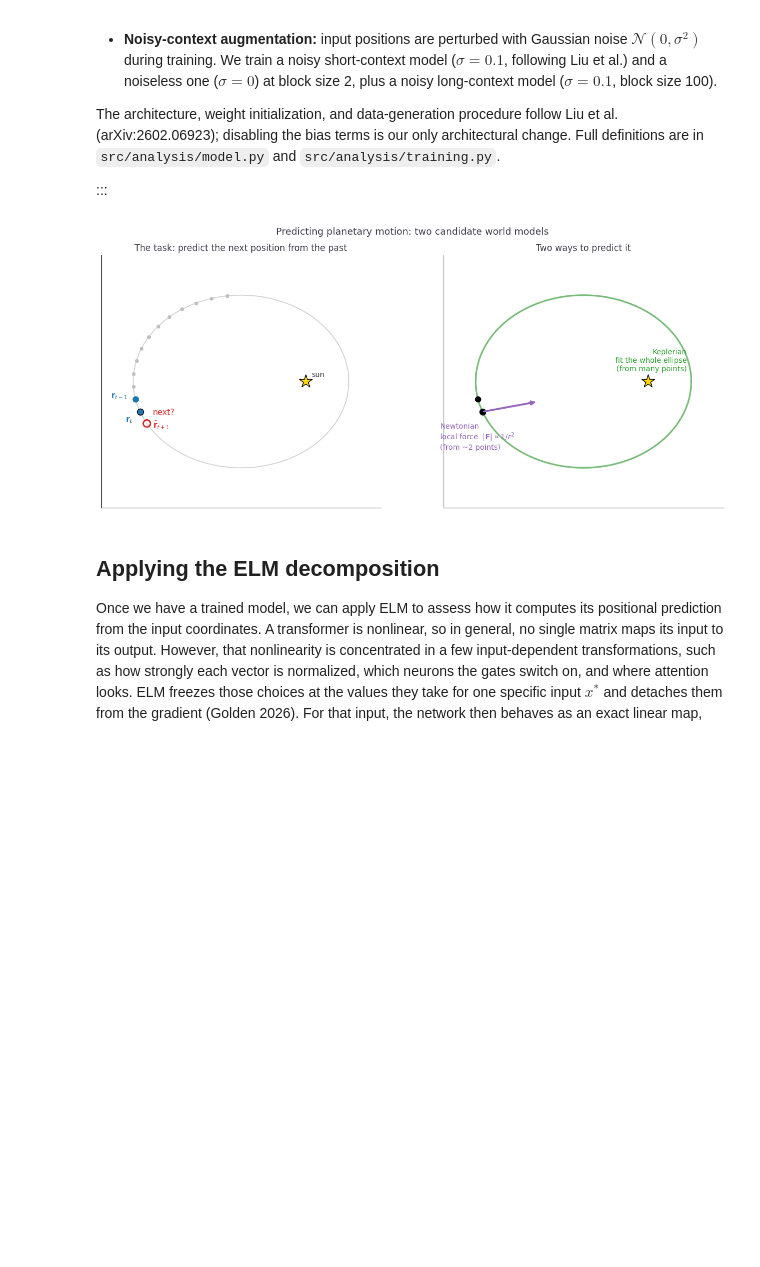
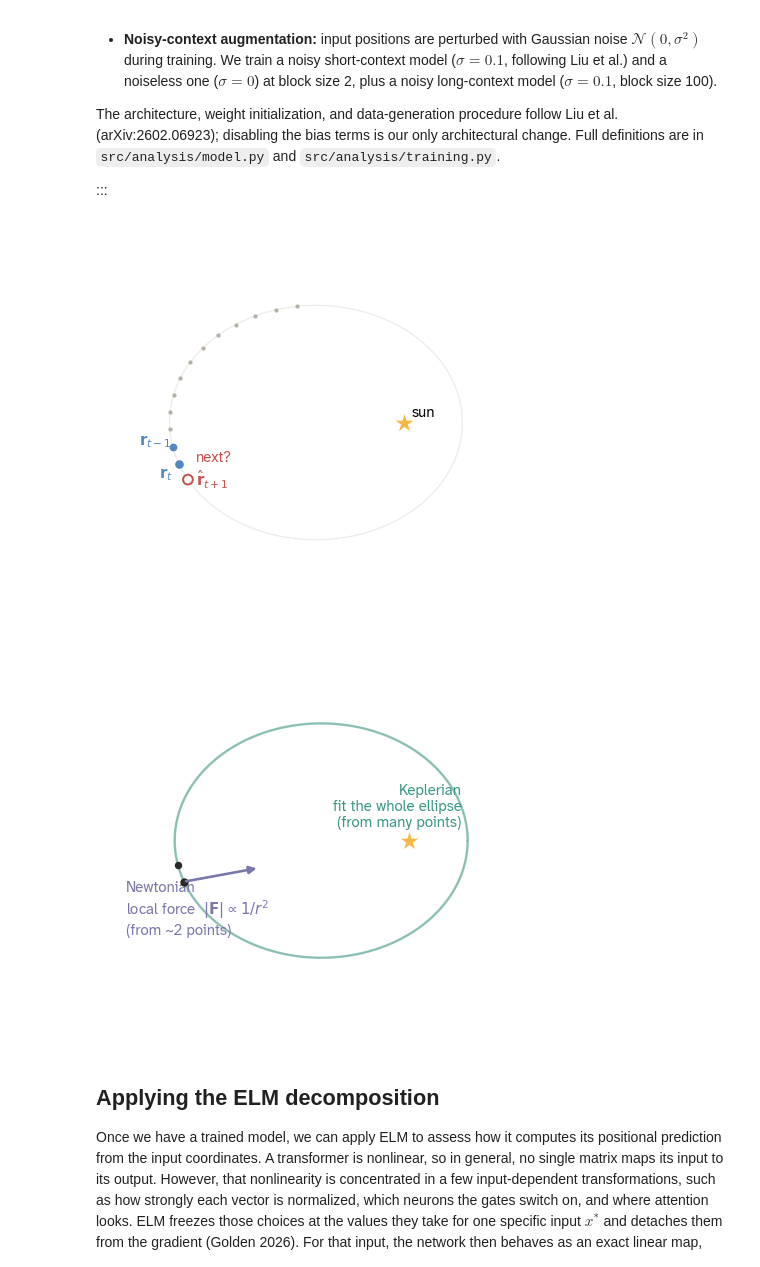
Before and after one commit to Arcadia-Science/world-model-orbits, a Jupyter notebook: index.ipynb, the cells around one changed output. Drawn from its saved outputs; the diff is of its cells as text; code cells hidden in the pictures; blank space fills up the shorter version.

```diff
--- a/index.ipynb
+++ b/index.ipynb
@@ -100,40 +102,65 @@ with contextlib.redirect_stdout(io.StringIO()):
     model_bs100, _ = load_from_checkpoint(CKPT_BS100, device='cpu'); model_bs100.eval()
 # %%
 #| label: fig-setup
-#| fig-cap: "Schematic of the prediction task and the two candidate world models. Left: the transformer sees past positions along an orbit, the two most recent in blue, and predicts the next one. Right: a Newtonian rule estimates the local inverse-square force from the last two positions and integrates it; a Keplerian rule fits the global ellipse through many points and continues along it."
+#| fig-cap: "Schematic of the prediction task and the two candidate world models."
+#| fig-subcap:
+#|   - "The task: the transformer sees past positions along an orbit, the two most recent highlighted, and predicts the next one."
+#|   - "Two ways to predict it: a Newtonian rule estimates the local inverse-square force from the last two positions and integrates it; a Keplerian rule fits the global ellipse through many points and continues along it."
+#| layout-ncol: 2
 #| code-fold: true
 _a, _e = 1.35, 0.6; _b = _a*np.sqrt(1-_e**2); _c = _a*_e
 _E = np.linspace(0, 2*np.pi, 300); _ex, _ey = _a*np.cos(_E), _b*np.sin(_E); _sun = np.array([_c, 0.0])
 _Es  = np.linspace(1.7, 3.5, 13)
 _pts = np.stack([_a*np.cos(_Es), _b*np.sin(_Es)], 1)
 _rp, _rt = _pts[-2], _pts[-1]
 _En = 2*_Es[-1] - _Es[-2]; _rn = np.array([_a*np.cos(_En), _b*np.sin(_En)])
 
-fig, (axA, axB) = plt.subplots(1, 2, figsize=(13, 5.6))
-for ax in (axA, axB):
-    ax.plot(_ex, _ey, color='lightgray', lw=1.3, zorder=0)
-    ax.scatter(*_sun, marker='*', s=340, color='gold', edgecolor='k', zorder=6)
-    ax.set_aspect('equal'); ax.set_xticks([]); ax.set_yticks([])
+PANEL   = apc.mpl.FIGURE_SIZES_IN_INCHES['half_square']
+C_ORBIT = str(apc.gray);     C_SUN  = str(apc.canary)
+C_PAST  = str(apc.chateau);  C_SEEN = ARC_VIBE
+C_NEXT  = str(apc.dragon);   C_NEWT = str(apc.aster); C_KEP = str(apc.seaweed)
+
+
+def _orbit_axes():
+    """Shared backdrop: the ellipse, the star, and a clean square frame."""
+    fig, ax = plt.subplots(figsize=PANEL)
+    ax.plot(_ex, _ey, color=C_ORBIT, lw=1.3, zorder=0)
+    ax.scatter(*_sun, marker='*', s=340, color=C_SUN, edgecolor=str(apc.crow), zorder=6)
+    ax.set_aspect('equal')
     ax.set_xlim(-_a-0.4, _a+0.4); ax.set_ylim(-_b-0.5, _b+0.5)
-axA.scatter(_pts[:-2, 0], _pts[:-2, 1], s=18, color='silver', zorder=3)
-axA.scatter(*_rp, s=60, color='tab:blue', zorder=4); axA.scatter(*_rt, s=75, color='tab:blue', edgecolor='k', zorder=4)
-axA.scatter(*_rn, s=95, facecolor='none', edgecolor='tab:red', lw=2, zorder=5)
-axA.annotate(r'$\mathbf{r}_{t-1}$', _rp, textcoords='offset points', xytext=(-34, 2), color='tab:blue', fontsize=11)
-axA.annotate(r'$\mathbf{r}_t$', _rt, textcoords='offset points', xytext=(-20, -14), color='tab:blue', fontsize=11)
-axA.annotate('next?\n' r'$\hat{\mathbf{r}}_{t+1}$', _rn, textcoords='offset points', xytext=(8, -6), color='tab:red', fontsize=11)
-axA.annotate('sun', _sun, textcoords='offset points', xytext=(8, 6), fontsize=10)
-axA.set_title('The task: predict the next position from the past', fontsize=12)
-axB.scatter(*_rp, s=55, color='k', zorder=4); axB.scatter(*_rt, s=70, color='k', edgecolor='k', zorder=4)
+    ax.set_axis_off()
+    return fig, ax
+
+
+# (a) the prediction task
+fig, ax = _orbit_axes()
+ax.scatter(_pts[:-2, 0], _pts[:-2, 1], s=18, color=C_PAST, zorder=3)
+ax.scatter(*_rp, s=60, color=C_SEEN, zorder=4)
+ax.scatter(*_rt, s=75, color=C_SEEN, edgecolor=str(apc.crow), zorder=4)
+ax.scatter(*_rn, s=95, facecolor='none', edgecolor=C_NEXT, lw=2, zorder=5)
+ax.annotate(r'$\mathbf{r}_{t-1}$', _rp, textcoords='offset points', xytext=(-34, 2), color=C_SEEN)
+ax.annotate(r'$\mathbf{r}_t$', _rt, textcoords='offset points', xytext=(-20, -14), color=C_SEEN)
+ax.annotate('next?\n' r'$\hat{\mathbf{r}}_{t+1}$', _rn, textcoords='offset points',
+            xytext=(8, -6), color=C_NEXT)
+ax.annotate('sun', _sun, textcoords='offset points', xytext=(8, 6))
+plt.show()
+
+# (b) the two candidate rules
+fig, ax = _orbit_axes()
+ax.scatter(*_rp, s=55, color=str(apc.crow), zorder=4)
+ax.scatter(*_rt, s=70, color=str(apc.crow), edgecolor=str(apc.crow), zorder=4)
 _d = _sun - _rt; _d = _d/np.linalg.norm(_d)*0.7
-axB.annotate('', xy=_rt + _d, xytext=_rt, arrowprops=dict(arrowstyle='-|>', color='tab:purple', lw=2.6), zorder=5)
-axB.annotate('Newtonian\nlocal force  ' r'$|\mathbf{F}|\propto 1/r^2$' '\n(from ~2 points)', _rt, textcoords='offset points', xytext=(-58, -52), color='tab:purple', fontsize=10)
-axB.plot(_ex, _ey, color='tab:green', lw=2.4, alpha=0.55, zorder=2)
-axB.annotate('Keplerian\nfit the whole ellipse\n(from many points)', (_ex.max(), 0), textcoords='offset points', xytext=(-6, 14), color='tab:green', fontsize=10, ha='right')
-axB.set_title('Two ways to predict it', fontsize=12)
-fig.suptitle('Predicting planetary motion: two candidate world models', fontsize=13)
-fig.tight_layout(); plt.show()
+ax.annotate('', xy=_rt + _d, xytext=_rt,
+            arrowprops=dict(arrowstyle='-|>', color=C_NEWT, lw=2.6), zorder=5)
+ax.annotate('Newtonian\nlocal force  ' r'$|\mathbf{F}|\propto 1/r^2$' '\n(from ~2 points)',
+            _rt, textcoords='offset points', xytext=(-58, -52), color=C_NEWT)
+ax.plot(_ex, _ey, color=C_KEP, lw=2.4, alpha=0.55, zorder=2)
+ax.annotate('Keplerian\nfit the whole ellipse\n(from many points)', (_ex.max(), 0),
+            textcoords='offset points', xytext=(-6, 14), color=C_KEP, ha='right')
+plt.show()
 # %% [output]
-[figure, old version]
+[figure, new version]
+[figure, added]
 # %% [markdown]
 ## Applying the ELM decomposition
 
```
Also changed, not shown: parts of 17 cells of this notebook, 3 other files.
